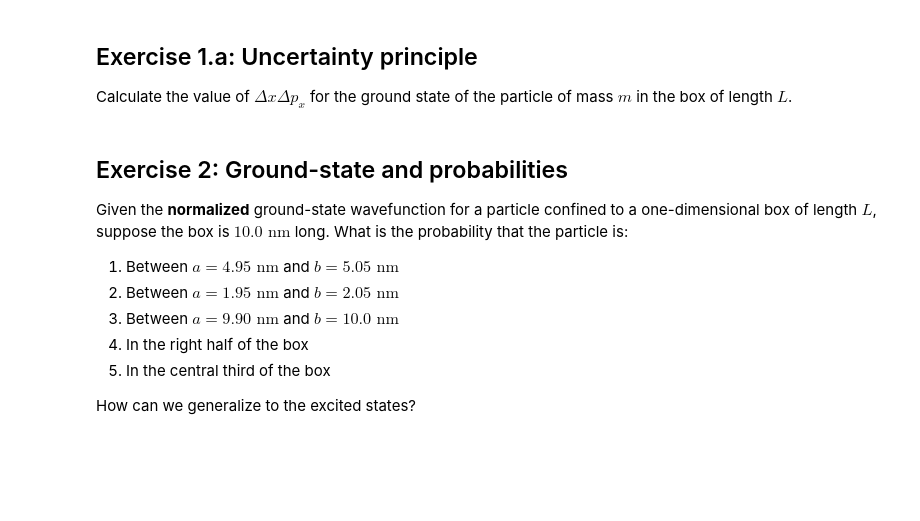
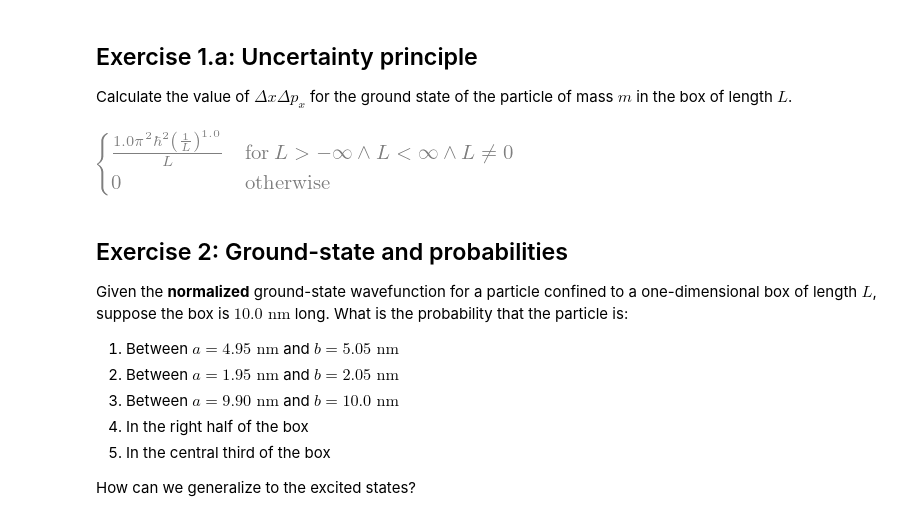
Before and after one commit to wlevand/seminars, a Jupyter notebook: 05_particle_in_a_box.ipynb, the cells around one changed output. Cells and saved outputs as stored; diff of their text form; code cells hidden in the pictures; blank space fills up the shorter version.

```diff
--- a/05_particle_in_a_box.ipynb
+++ b/05_particle_in_a_box.ipynb
@@ -65,6 +65,29 @@ solve(x + 3 - 5, x)
 ## Exercise 1.a: Uncertainty principle
 
 Calculate the value of $\Delta x \Delta p_x$ for the ground state of the particle of mass $m$ in the box of length $L$.
+# %%
+from sympy import *
+# Define symbols
+x, L, n, N, hbar = symbols('x L n N hbar')
+# We want results to be printed to screen
+init_printing(use_unicode=True)
+
+N = (2/L)**0.5
+n = 1
+expr=N*sin(n*pi*x/L)
+
+a = integrate(x**2*expr**2, (x, 0, L))
+# print(a)
+# simplify(a)
+# a
+
+expr2=diff(N*sin(n*pi*x/L), x, 2)
+# L = 10.
+# hbar =
+b = integrate(expr*-hbar**2*expr2, (x, 0, L))
+b
+# %% [output]
+[figure, added]
 # %% [markdown]
 ## Exercise 2: Ground-state and probabilities
 
```
Also changed, not shown: parts of 1 cell of this notebook, 12 other files.
